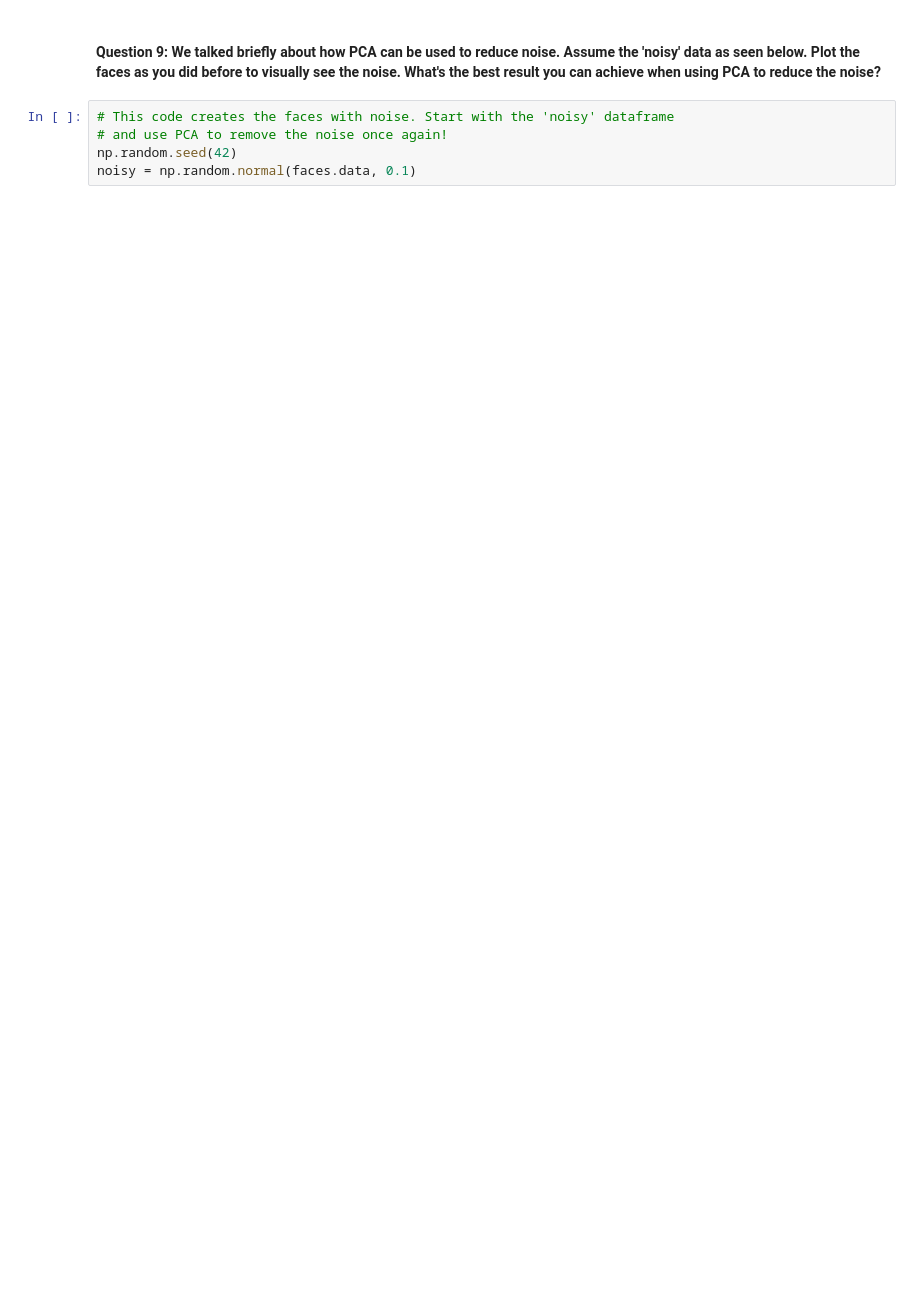
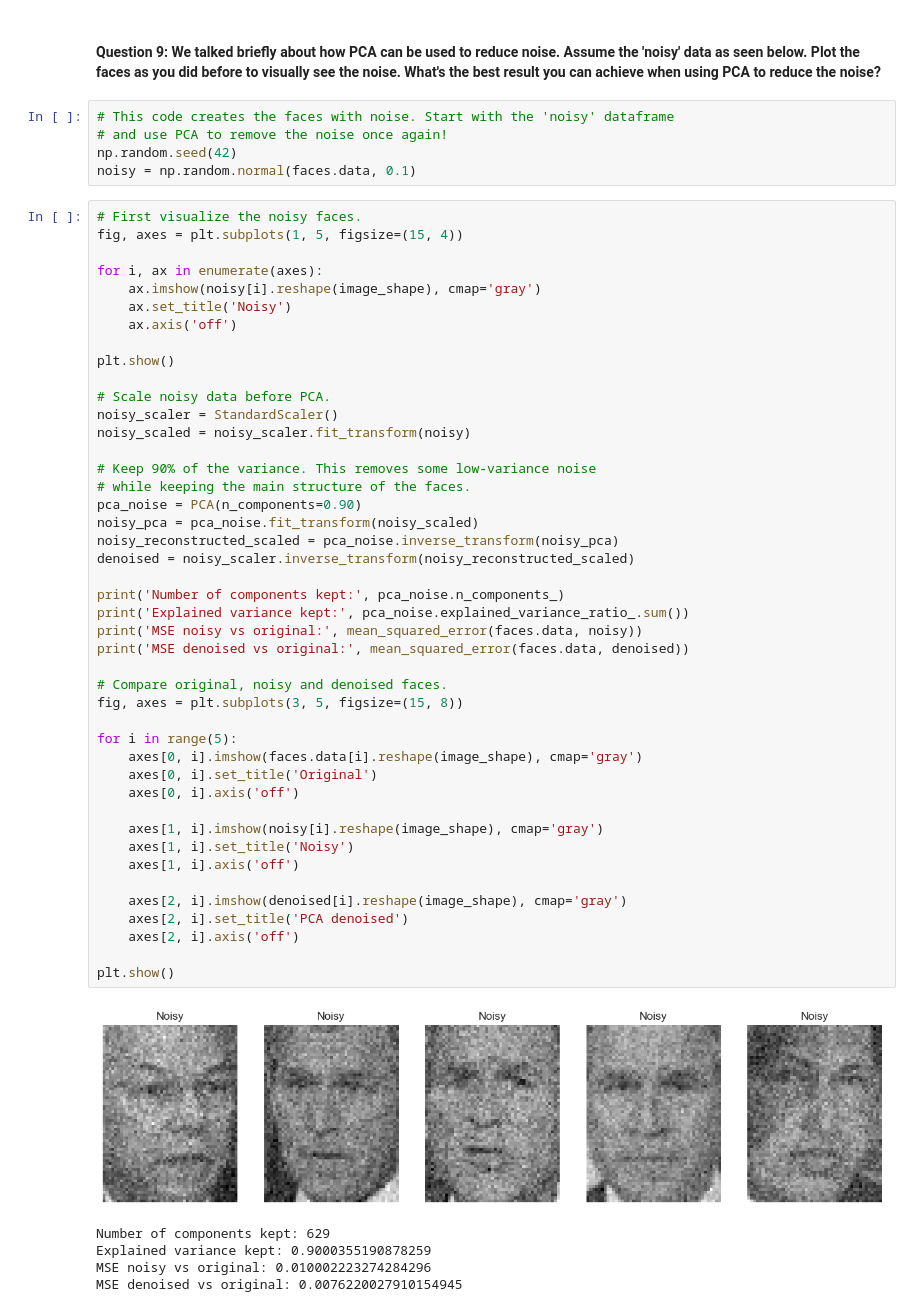
Before and after one commit to ChaybonV/Data-Science-Fundamentals, a Jupyter notebook: 09/DSF 09 - Dimensionality Reduction Exercise.ipynb, the cells around one changed output. Saved outputs shown, nothing was run; the diff lists cells and outputs as text; blank space fills up the shorter version.

```diff
--- a/09/DSF 09 - Dimensionality Reduction Exercise.ipynb
+++ b/09/DSF 09 - Dimensionality Reduction Exercise.ipynb
@@ -73,3 +349,53 @@ print(faces.images.shape)
 # and use PCA to remove the noise once again!
 np.random.seed(42)
 noisy = np.random.normal(faces.data, 0.1)
+# %%
+# First visualize the noisy faces.
+fig, axes = plt.subplots(1, 5, figsize=(15, 4))
+
+for i, ax in enumerate(axes):
+    ax.imshow(noisy[i].reshape(image_shape), cmap='gray')
+    ax.set_title('Noisy')
+    ax.axis('off')
+
+plt.show()
+
+# Scale noisy data before PCA.
+noisy_scaler = StandardScaler()
+noisy_scaled = noisy_scaler.fit_transform(noisy)
+
+# Keep 90% of the variance. This removes some low-variance noise
+# while keeping the main structure of the faces.
+pca_noise = PCA(n_components=0.90)
+noisy_pca = pca_noise.fit_transform(noisy_scaled)
+noisy_reconstructed_scaled = pca_noise.inverse_transform(noisy_pca)
+denoised = noisy_scaler.inverse_transform(noisy_reconstructed_scaled)
+
+print('Number of components kept:', pca_noise.n_components_)
+print('Explained variance kept:', pca_noise.explained_variance_ratio_.sum())
+print('MSE noisy vs original:', mean_squared_error(faces.data, noisy))
+print('MSE denoised vs original:', mean_squared_error(faces.data, denoised))
+
+# Compare original, noisy and denoised faces.
+fig, axes = plt.subplots(3, 5, figsize=(15, 8))
+
+for i in range(5):
+    axes[0, i].imshow(faces.data[i].reshape(image_shape), cmap='gray')
+    axes[0, i].set_title('Original')
+    axes[0, i].axis('off')
+
+    axes[1, i].imshow(noisy[i].reshape(image_shape), cmap='gray')
+    axes[1, i].set_title('Noisy')
+    axes[1, i].axis('off')
+
+    axes[2, i].imshow(denoised[i].reshape(image_shape), cmap='gray')
+    axes[2, i].set_title('PCA denoised')
+    axes[2, i].axis('off')
+
+plt.show()
+# %% [output]
+[figure, added]
+Number of components kept: 629
+Explained variance kept: 0.9000355190878259
+MSE noisy vs original: 0.010002223274284296
+MSE denoised vs original: 0.0076220027910154945
```
Also changed, not shown: parts of 17 cells of this notebook.
